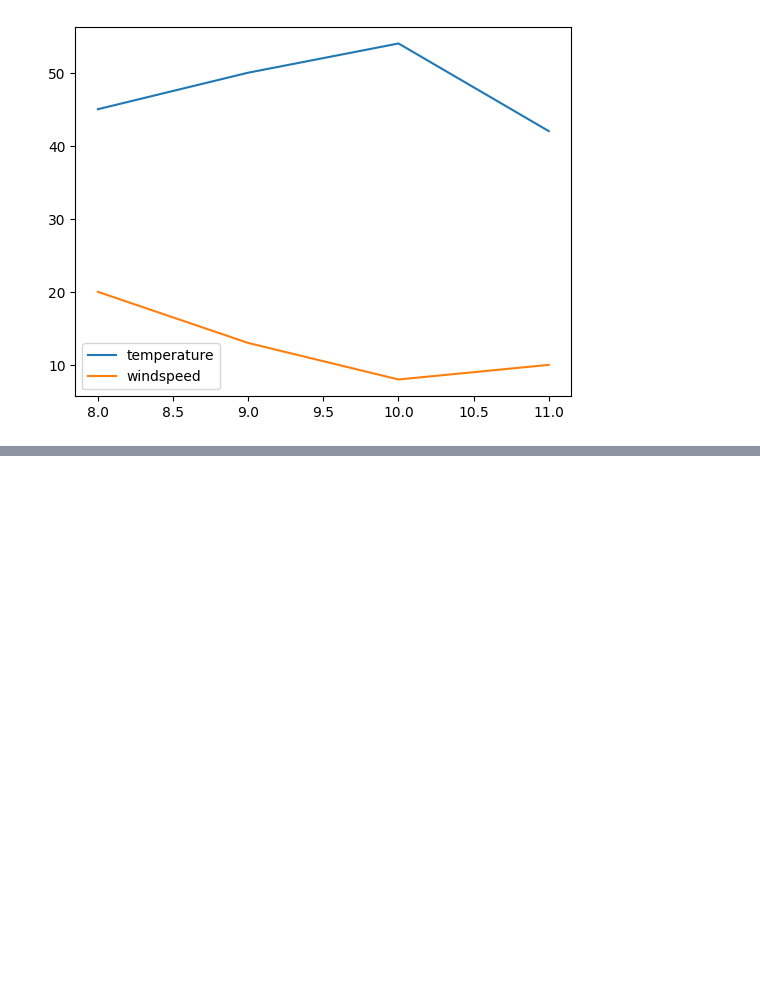
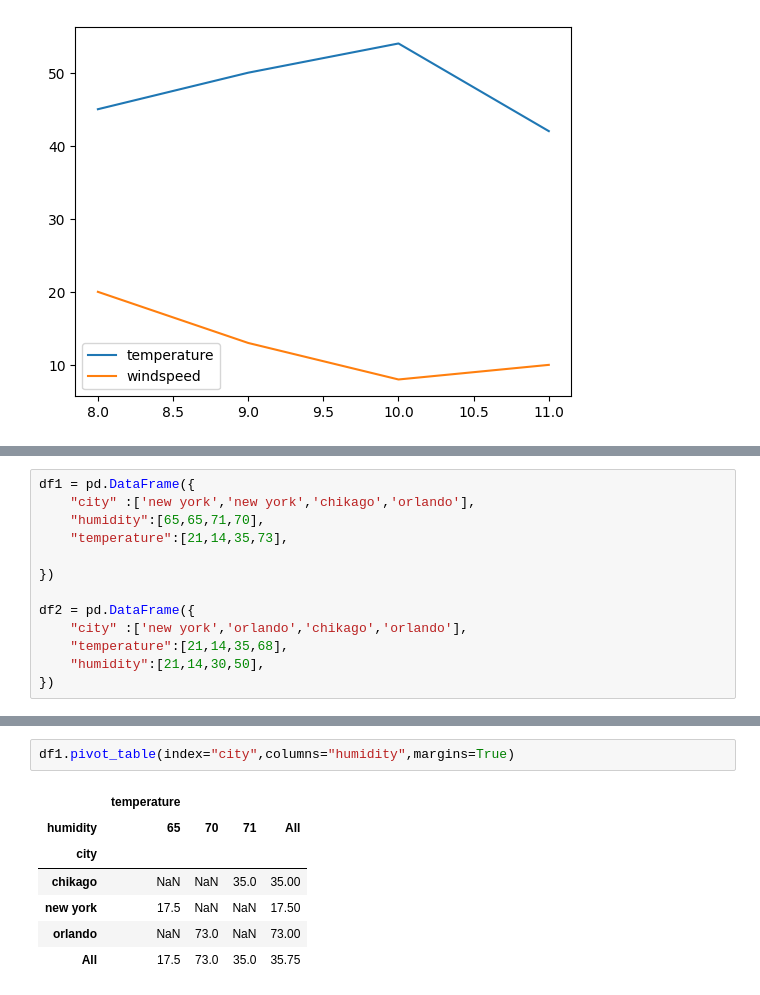
Before and after one commit to Rudrakumar111/AI_ML_Library, a Jupyter notebook: pand.ipynb, the cells around one changed output, grey strips where cells are left out. Saved outputs shown, nothing was run; the diff lists cells and outputs as text; blank space fills up the shorter version.

Commit message:
add Groupby & pivot

```diff
--- a/pand.ipynb
+++ b/pand.ipynb
@@ -428,0 +820,13 @@ dtype: object
+# %%
+df1 = pd.DataFrame({
+    "city" :['new york','new york','chikago','orlando'],
+    "humidity":[65,65,71,70],
+    "temperature":[21,14,35,73],
+
+})
+
+df2 = pd.DataFrame({
+    "city" :['new york','orlando','chikago','orlando'],
+    "temperature":[21,14,35,68],
+    "humidity":[21,14,30,50],
+})
@@ -428,0 +892,10 @@ dtype: object
+# %%
+df1.pivot_table(index="city",columns="humidity",margins=True)
+# %% [output]
+|  | temperature |  |  |  |
+| humidity | 65 | 70 | 71 | All |
+| city |  |  |  |  |
+| chikago | NaN | NaN | 35.0 | 35.00 |
+| new york | 17.5 | NaN | NaN | 17.50 |
+| orlando | NaN | 73.0 | NaN | 73.00 |
+| All | 17.5 | 73.0 | 35.0 | 35.75 |
```
Also changed, not shown: parts of 67 cells of this notebook, 2 other files.
